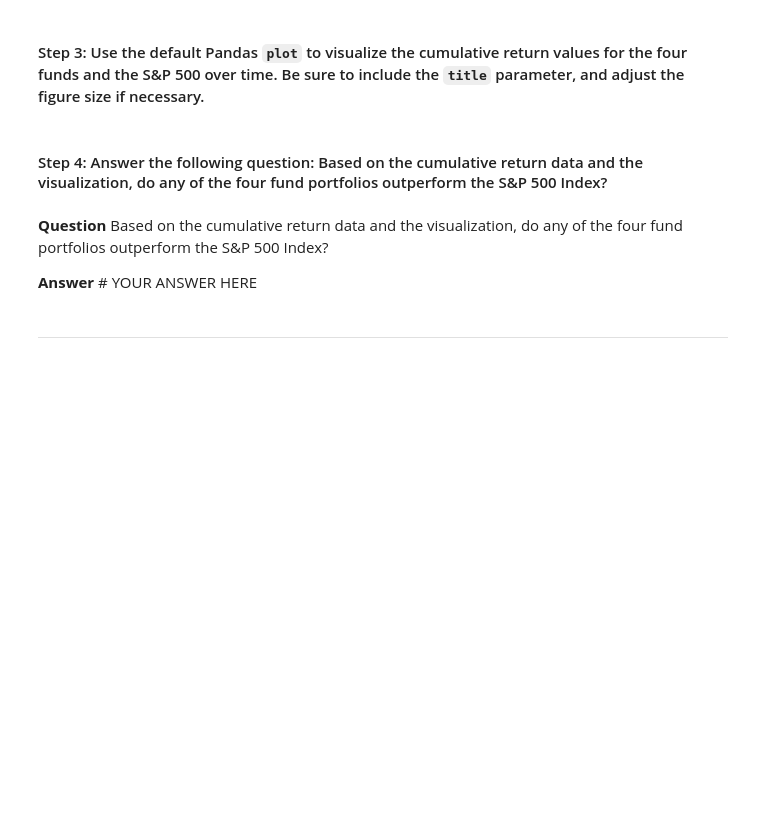
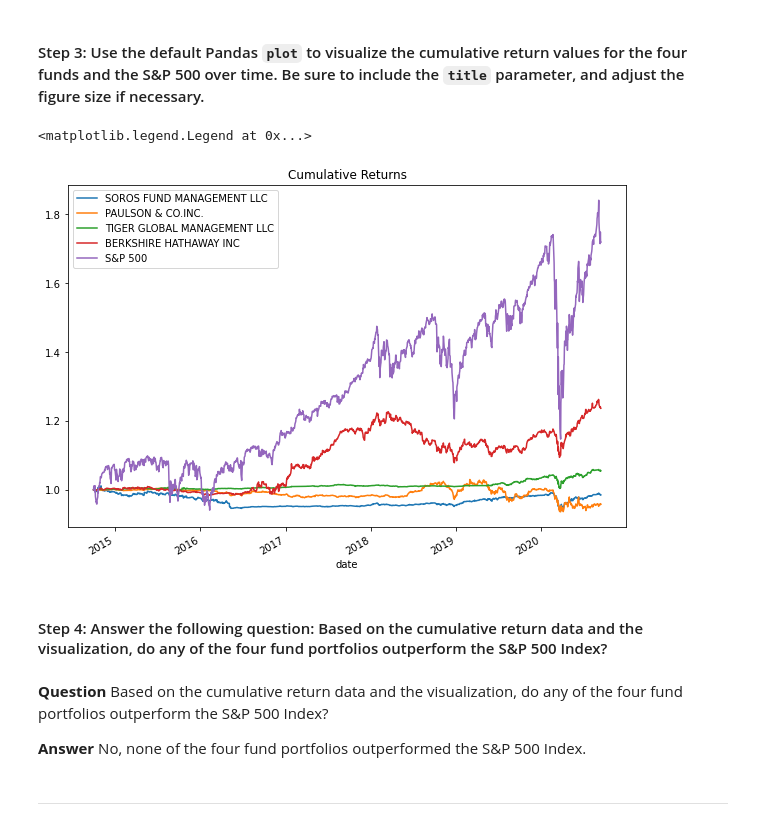
Before and after one commit to dcmar18/RiskReturnAnalysis, a Jupyter notebook: risk_return_analysis.ipynb, the cells around one changed output. Cells and saved outputs as stored; diff of their text form; code cells hidden in the pictures; blank space fills up the shorter version.

Commit message:
Wrote code to calculate and plot cumulative returns

```diff
--- a/risk_return_analysis.ipynb
+++ b/risk_return_analysis.ipynb
@@ -203,9 +200,22 @@ cumulative_returns_df.tail()
+# %%
+# Visualize the cumulative returns using the Pandas plot function
+# Include a title parameter and adjust the figure size
+ax = cumulative_returns_df["SOROS FUND MANAGEMENT LLC"].plot(figsize=(10,7),title="Cumulative Returns")
+cumulative_returns_df["PAULSON & CO.INC."].plot(ax=ax)
+cumulative_returns_df["TIGER GLOBAL MANAGEMENT LLC"].plot(ax=ax)
+cumulative_returns_df["BERKSHIRE HATHAWAY INC"].plot(ax=ax)
+cumulative_returns_df["S&P 500"].plot(ax=ax)
+
+ax.legend(["SOROS FUND MANAGEMENT LLC","PAULSON & CO.INC.","TIGER GLOBAL MANAGEMENT LLC","BERKSHIRE HATHAWAY INC","S&P 500"])
+# %% [output]
+<matplotlib.legend.Legend at 0x...>
+[figure, added]
 # %% [markdown]
 #### Step 4: Answer the following question: Based on the cumulative return data and the visualization, do any of the four fund portfolios outperform the S&P 500 Index?
 # %% [markdown]
 **Question** Based on the cumulative return data and the visualization, do any of the four fund portfolios outperform the S&P 500 Index?
 
-**Answer** # YOUR ANSWER HERE
+**Answer**  No, none of the four fund portfolios outperformed the S&P 500 Index.
 # %% [markdown]
 ---
 # %% [markdown]
```
Also changed, not shown: parts of 1 cell of this notebook.
